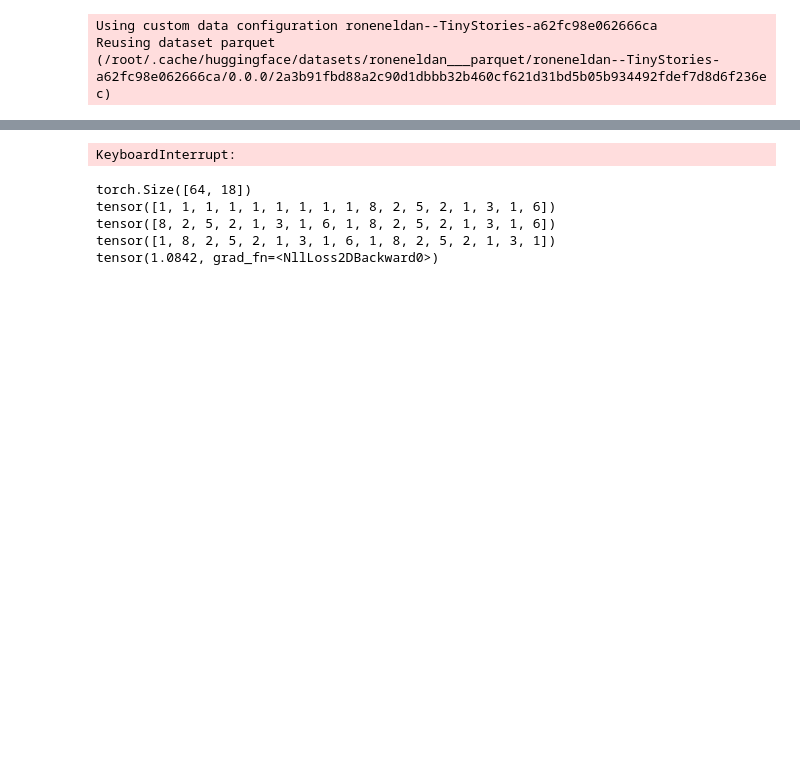
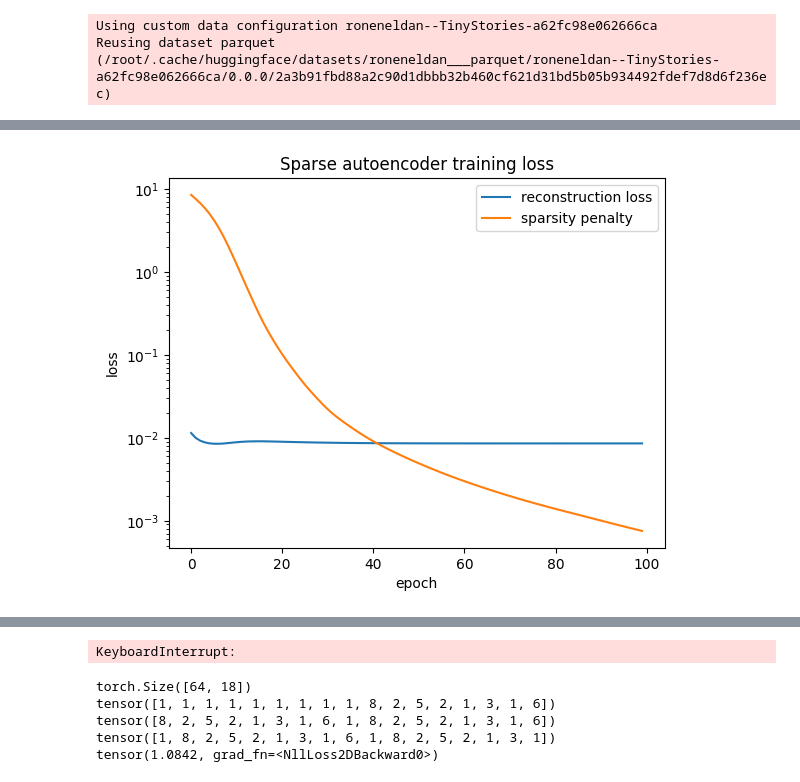
Before and after one commit to astOwOlfo/SparseAutoEncodersReplication, a Jupyter notebook: sparse_autoencoder.ipynb, the cells around one changed output, grey strips where cells are left out. Drawn from its saved outputs; the diff is of its cells as text; code cells hidden in the pictures; blank space fills up the shorter version.

```diff
--- a/sparse_autoencoder.ipynb
+++ b/sparse_autoencoder.ipynb
@@ -488,0 +606,5 @@ Loading tokens dataset from file '/storage/test_tokens_dataset.pickle'.
+# %%
+sparse_autoencoder = SparseAutoencoder(model.cfg.dmodel, 4*model.cfg.dmodel).to(device)
+train_sparse_autoencoder(sparse_autoencoder, activations_dataloader, layer=0, checkpoint="mlp", epochs=250, sparsity_penalty_weight=1e-5)
+# %% [output]
+[figure, added]
```
Also changed, not shown: parts of 14 cells of this notebook.
